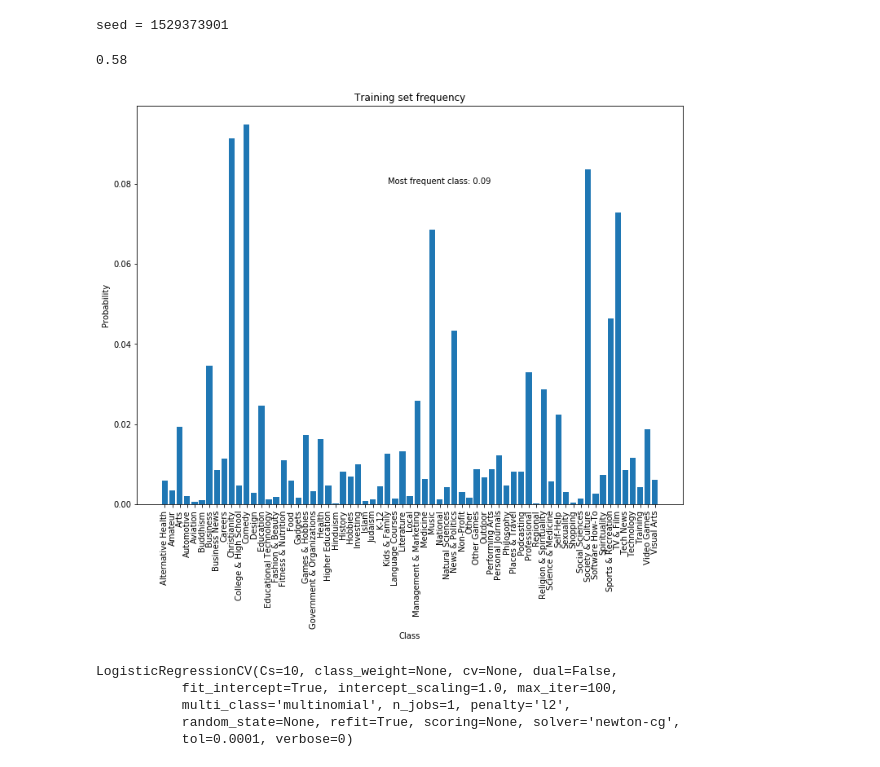
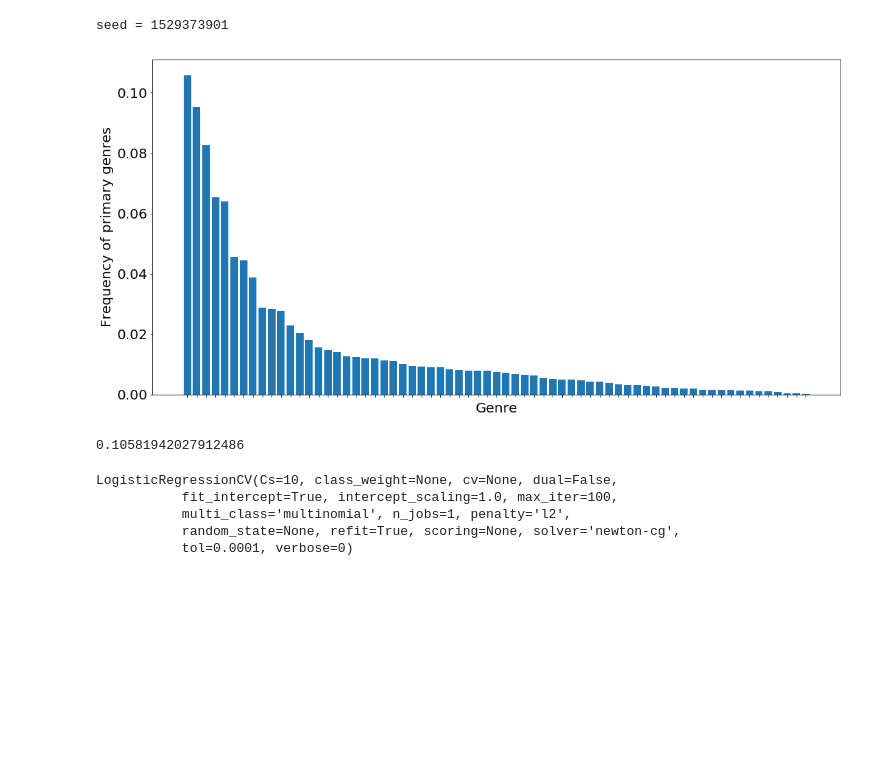
Before and after one commit to bartmassi/Caster, a Jupyter notebook: step4_analyze_and_model.ipynb, the cells around one changed output. Cells and saved outputs as stored; diff of their text form; code cells hidden in the pictures; blank space fills up the shorter version.

```diff
--- a/step4_analyze_and_model.ipynb
+++ b/step4_analyze_and_model.ipynb
@@ -155,7 +197,7 @@ floc = '/home/bmassi/Dropbox/professional/Insight/data/'
 modelfname = 'GoogleNews-vectors-negative300.bin'
 word2vec = gensim.models.KeyedVectors.load_word2vec_format(floc+modelfname, binary=True)
 # %%
-podcastfname = 'podcast_df_subset_BIGDATA_1529347011.pkl'
+podcastfname = 'podcast_df_subset_BIGDATA_REDUCED.pkl'#'podcast_df_subset_BIGDATA_1529347011.pkl'
 with open(floc+podcastfname,'rb') as fid:
     podcastdb = PodcastDB(fid=fid,model=word2vec)
 # %%
@@ -271,31 +317,36 @@ seed = 1529373901
 # %%
 #Examine class distribution in test, train, and overall
 import numpy as np
-
+rcParams.update({'font.size': 20})
 
 #pull out unique labels and count them
 unique, counts = np.unique(podcastdb.podcastdb['primaryGenreName'], return_counts=True)
 histdict = dict(zip(unique, counts))
 names = list(histdict.keys())
 values = list(histdict.values())
 
 
 #compute "chance" frequency in two ways
 #method 1: guess most common class always
 guess_most_common = np.mean(names[np.argmax(values)]==podcastdb.podcastdb['primaryGenreName'])
 #method 2: guess classes randomly proportional to their frequency
 
-fig,ax = plt.subplots(1,1,figsize=[12,9])
-ax.bar(names,values/sum(values))
-ax.set_xlabel('Class')
-ax.set_ylabel('Probability')
-ax.set_title('Training set frequency')
+yval = values/sum(values)
+inds = yval.argsort()[::-1][:len(yval)]
+fig,ax = plt.subplots(1,1,figsize=[18,9])
+ax.bar([names[i] for i in inds],[yval[i] for i in inds])
+ax.set_xticklabels(['']*len(names))
+ax.set_xlabel('Genre')
+ax.set_ylabel('Frequency of primary genres')
 for tick in ax.get_xticklabels():
         tick.set_rotation(90)
-ax.text(30,0.08,'Most frequent class: %.2f' % guess_most_common)
+#ax.text(30,0.08,'Most frequent class: %.2f' % guess_most_common)
 # %% [output]
-0.58
-[figure, old version]
+[figure, new version]
+# %%
+guess_most_common
+# %% [output]
+0.10581942027912486
 # %%
 from sklearn import linear_model
 
```
Also changed, not shown: parts of 13 cells of this notebook, 4 other files.
